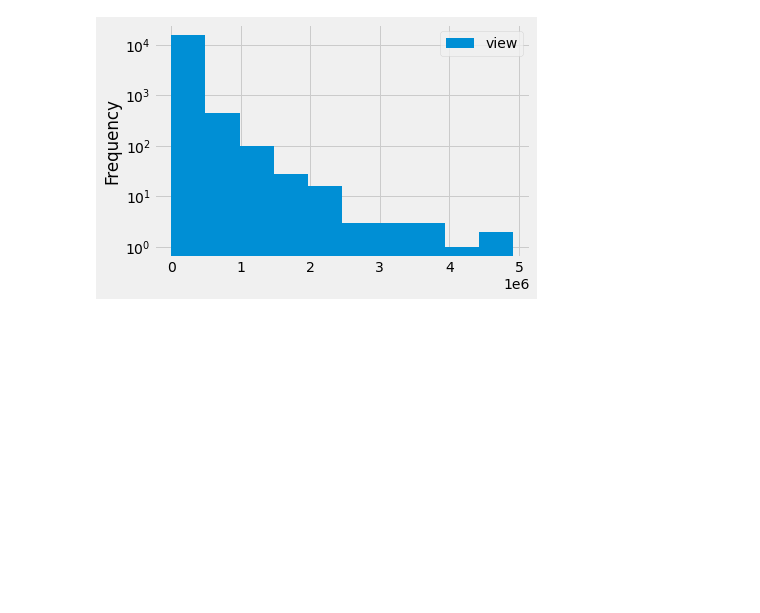
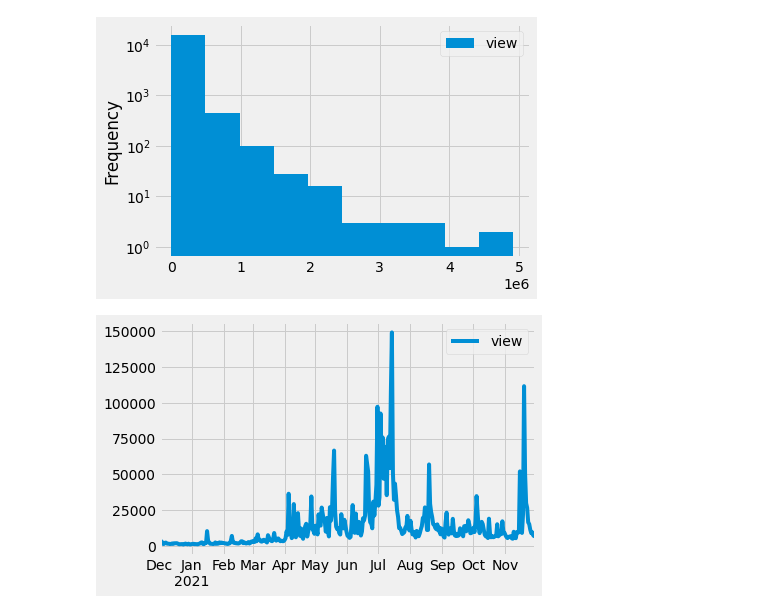
Before and after one commit to sorami/people-map-japan, a Jupyter notebook: preparation/code/3_page_views.ipynb, the cells around one changed output. Cells and saved outputs as stored; diff of their text form; code cells hidden in the pictures; blank space fills up the shorter version.

Commit message:
Add a chart

```diff
--- a/preparation/code/3_page_views.ipynb
+++ b/preparation/code/3_page_views.ipynb
@@ -245,3 +245,7 @@ df_views_yearly.sort_values("view", ascending=False).head(20)
 df_views_yearly.plot.hist(log=True);
 # %% [output]
 [figure]
+# %%
+df_views[df_views["page"] == "大谷翔平"].plot();
+# %% [output]
+[figure, added]
```
